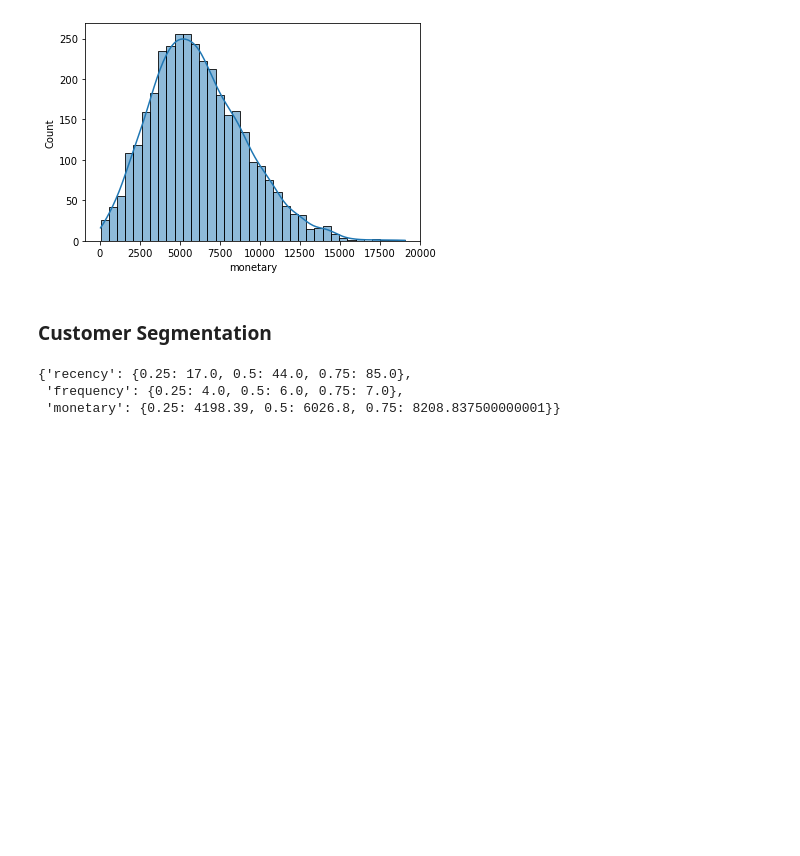
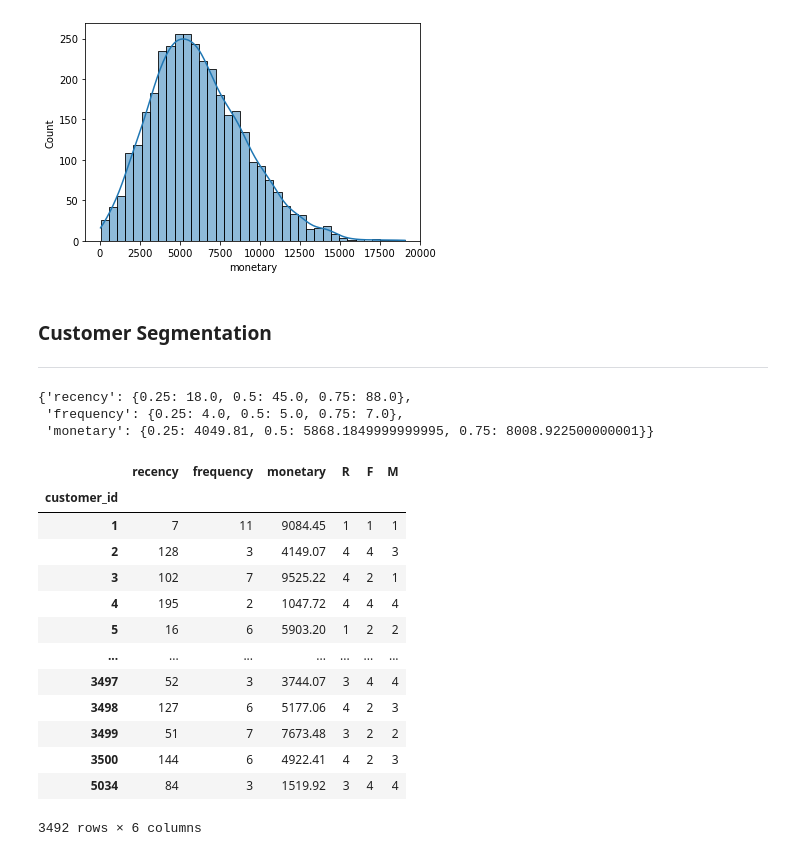
Before and after one commit to Navyhoang/KPMG_Virtual_Internship_Challenge, a Jupyter notebook: Results/KPMG_module_1_transaction.ipynb, the cells around one changed output. Cells and saved outputs as stored; diff of their text form; code cells hidden in the pictures; blank space fills up the shorter version.

```diff
--- a/Results/KPMG_module_1_transaction.ipynb
+++ b/Results/KPMG_module_1_transaction.ipynb
@@ -512,12 +512,13 @@ ax = sns.histplot(rfm_scores["monetary"], kde=True)
 [figure]
 # %% [markdown]
 ### Customer Segmentation
+----
 # %%
-# Using quantiles to classify customers
-quantiles = rfm_scores.quantile(q= [0.25, 0.5, 0.75])
+# Using quantiles to classify customers, setting into 4 segments
+quantiles = rfm_scores.quantile([0.25, 0.5, 0.75])
 quantiles = quantiles.to_dict()
 quantiles
 # %% [output]
-{'recency': {0.25: 17.0, 0.5: 44.0, 0.75: 85.0},
- 'frequency': {0.25: 4.0, 0.5: 6.0, 0.75: 7.0},
- 'monetary': {0.25: 4198.39, 0.5: 6026.8, 0.75: 8208.837500000001}}
+{'recency': {0.25: 18.0, 0.5: 45.0, 0.75: 88.0},
+ 'frequency': {0.25: 4.0, 0.5: 5.0, 0.75: 7.0},
+ 'monetary': {0.25: 4049.81, 0.5: 5868.1849999999995, 0.75: 8008.922500000001}}
@@ -533,0 +548,22 @@ def recency_scoring(x, p, d):
+# %%
+# Assigning tier values to R, F, and M for each customer
+index_list = {"R": "recency", "F": "frequency", "M": "monetary"}
+for k, v in index_list.items():
+    rfm_scores[k] = rfm_scores[v].apply(rfm_tier, args=(v, quantiles))
+
+rfm_scores
+# %% [output]
+|  | recency | frequency | monetary | R | F | M |
+| customer_id |  |  |  |  |  |  |
+| 1 | 7 | 11 | 9084.45 | 1 | 1 | 1 |
+| 2 | 128 | 3 | 4149.07 | 4 | 4 | 3 |
+| 3 | 102 | 7 | 9525.22 | 4 | 2 | 1 |
+| 4 | 195 | 2 | 1047.72 | 4 | 4 | 4 |
+| 5 | 16 | 6 | 5903.20 | 1 | 2 | 2 |
+| ... | ... | ... | ... | ... | ... | ... |
+| 3497 | 52 | 3 | 3744.07 | 3 | 4 | 4 |
+| 3498 | 127 | 6 | 5177.06 | 4 | 2 | 3 |
+| 3499 | 51 | 7 | 7673.48 | 3 | 2 | 2 |
+| 3500 | 144 | 6 | 4922.41 | 4 | 2 | 3 |
+| 5034 | 84 | 3 | 1519.92 | 3 | 4 | 4 |
+3492 rows × 6 columns
```
Also changed, not shown: parts of 5 cells of this notebook.
